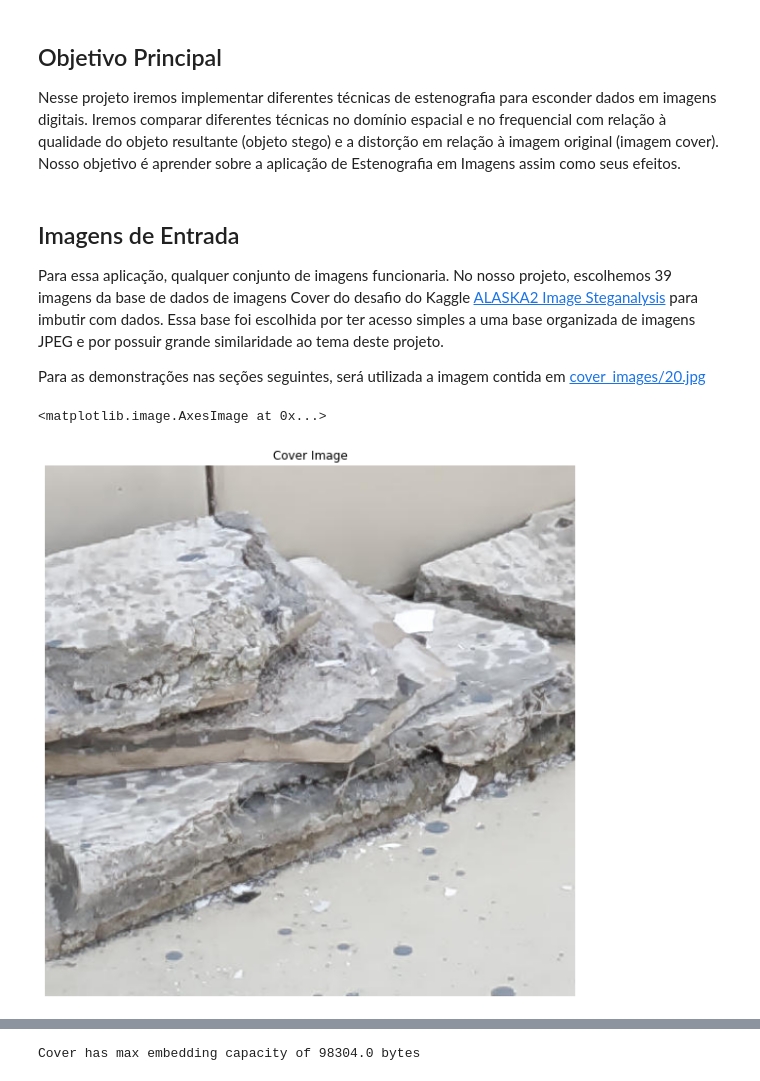
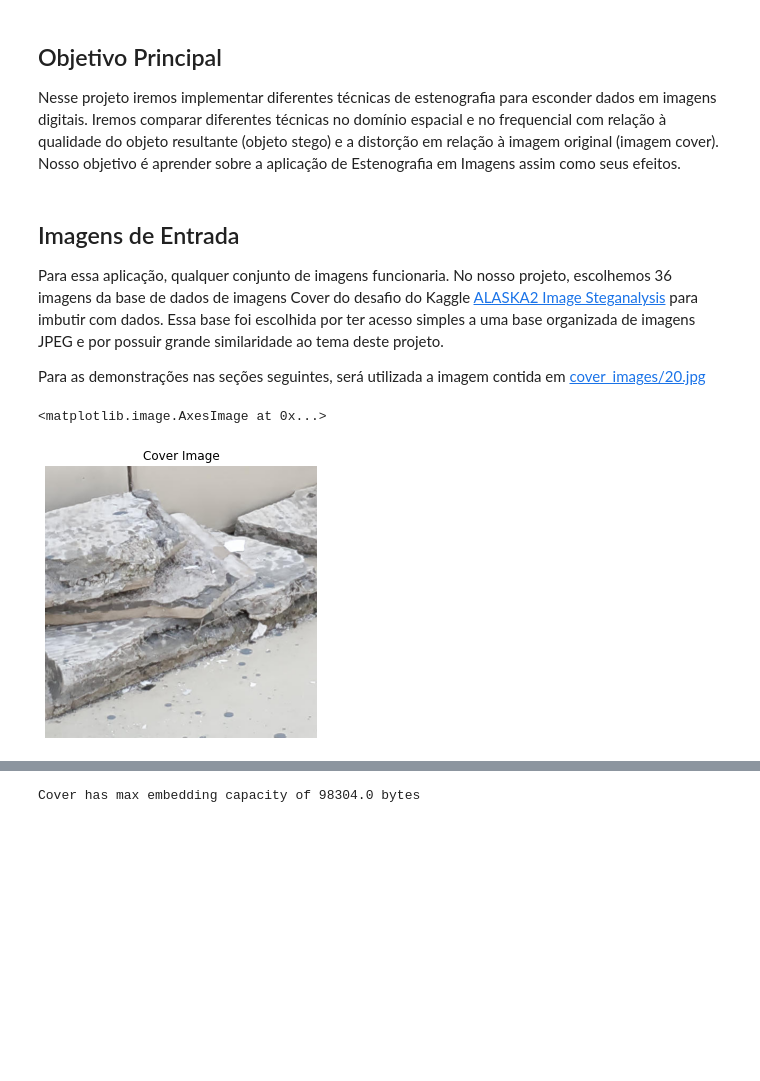
Before and after one commit to eduardo550/SCC0251-FinalProject, a Jupyter notebook: Final report.ipynb, the cells around one changed output, grey strips where cells are left out. Saved outputs shown, nothing was run; the diff lists cells and outputs as text; code cells hidden in the pictures; blank space fills up the shorter version.

```diff
--- a/Final report.ipynb
+++ b/Final report.ipynb
@@ -7,22 +7,23 @@ Nesse projeto iremos implementar diferentes técnicas de estenografia para escon
 # %% [markdown]
 ## Imagens de Entrada
 
-Para essa aplicação, qualquer conjunto de imagens funcionaria. No nosso projeto, escolhemos 39 imagens da base de dados de imagens Cover do desafio do Kaggle [ALASKA2 Image Steganalysis](https://www.kaggle.com/c/alaska2-image-steganalysis/data) para imbutir com dados. Essa base foi escolhida por ter acesso simples a uma base organizada de imagens JPEG e por possuir grande similaridade ao tema deste projeto.
+Para essa aplicação, qualquer conjunto de imagens funcionaria. No nosso projeto, escolhemos 36 imagens da base de dados de imagens Cover do desafio do Kaggle [ALASKA2 Image Steganalysis](https://www.kaggle.com/c/alaska2-image-steganalysis/data) para imbutir com dados. Essa base foi escolhida por ter acesso simples a uma base organizada de imagens JPEG e por possuir grande similaridade ao tema deste projeto.
 
 Para as demonstrações nas seções seguintes, será utilizada a imagem contida em [cover_images/20.jpg](https://github.com/eduardo550/SCC0251-FinalProject/blob/main/cover_images/20.jpg)
 # %%
+import numpy as np
 import imageio as io
 import matplotlib.pyplot as plt
 
-cover_image = io.imread("cover_images/20.jpg")
+cover_image = np.asarray(io.imread("cover_images/20.jpg"))
 
-plt.rcParams['figure.figsize'] = [15, 10]
+plt.rcParams['figure.figsize'] = [10, 5]
 plt.title("Cover Image")
 plt.axis("off")
 plt.imshow(cover_image)
 # %% [output]
 <matplotlib.image.AxesImage at 0x...>
-[figure, old version]
+[figure, new version]
 # %% [markdown]
 ## Descrição de Passos e Métodos
 
```
Also changed, not shown: parts of 36 cells of this notebook, 14 other files.
